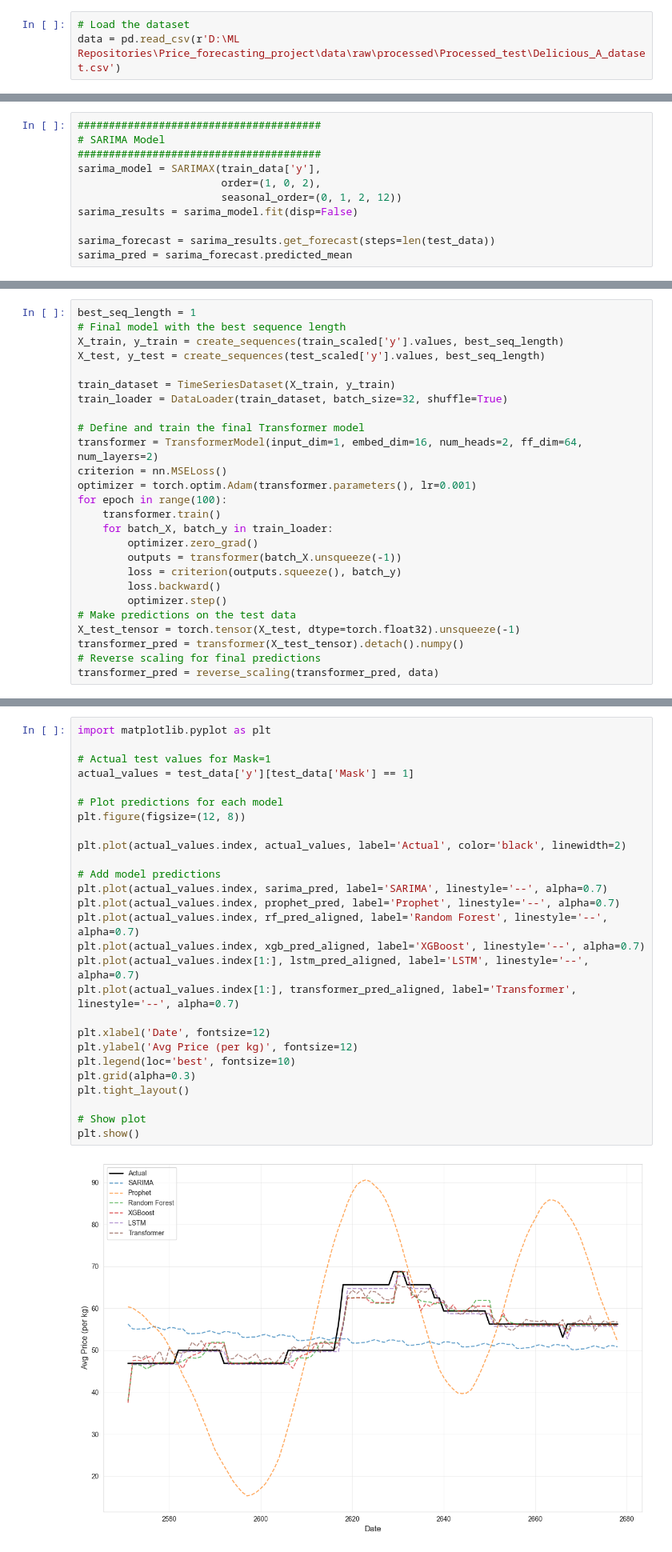
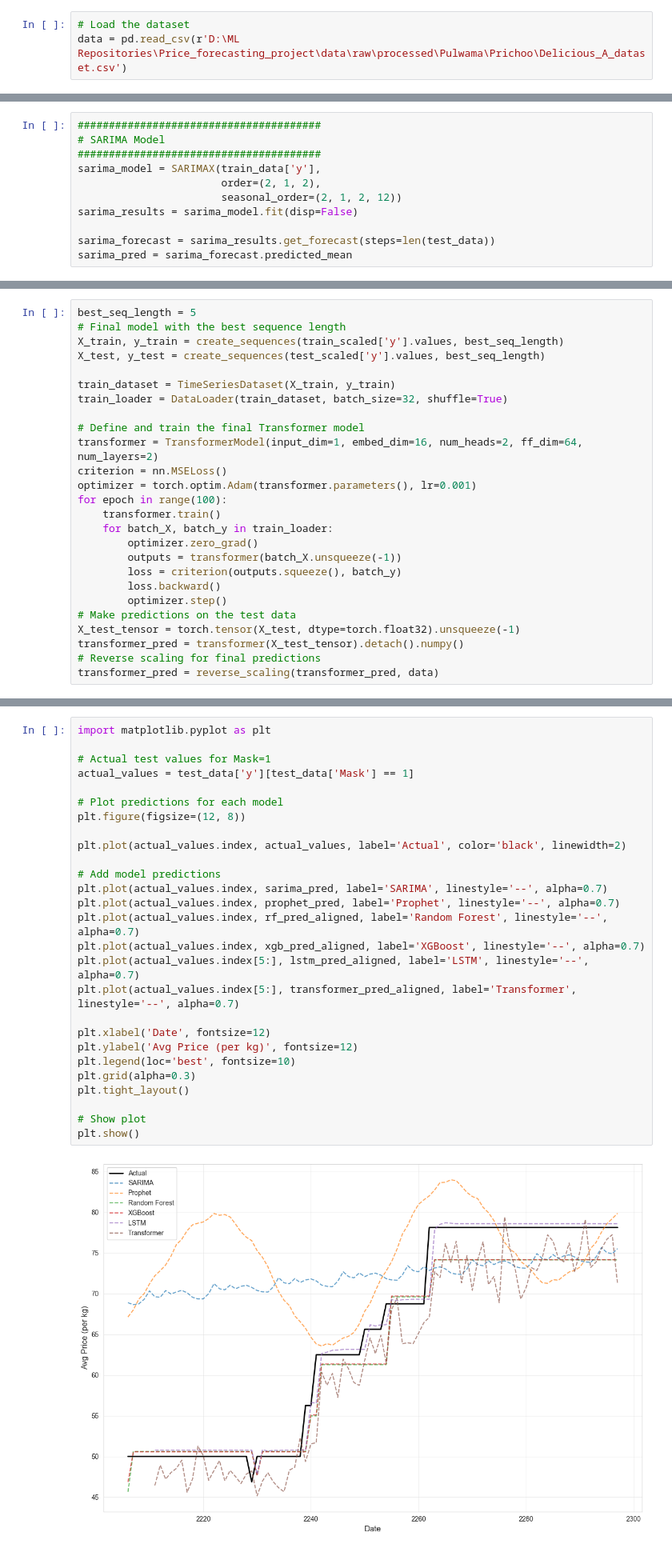
Before and after one commit to marketintelhadp/Agricultural-Price-Intelligence, a Jupyter notebook: notebooks/model_experiments.ipynb, the cells around one changed output, grey strips where cells are left out. Shown: that part at 80% size. Drawn from its saved outputs; the diff is of its cells as text.

```diff
--- a/notebooks/model_experiments.ipynb
+++ b/notebooks/model_experiments.ipynb
@@ -17,7 +17,7 @@ import torch.nn as nn
 from torch.utils.data import DataLoader, Dataset
 # %%
 # Load the dataset
-data = pd.read_csv(r'D:\ML Repositories\Price_forecasting_project\data\raw\processed\Processed_test\Delicious_A_dataset.csv')
+data = pd.read_csv(r'D:\ML Repositories\Price_forecasting_project\data\raw\processed\Pulwama\Prichoo\Delicious_A_dataset.csv')
 # %%
 data
 # %% [output]
@@ -269,8 +286,8 @@ Successfully fitted model with parameters (2, 0, 0, 0, 0, 1, 12). AIC: 3377.6596
 # SARIMA Model
 #######################################
 sarima_model = SARIMAX(train_data['y'],
-                       order=(1, 0, 2),
-                       seasonal_order=(0, 1, 2, 12))
+                       order=(2, 1, 2),
+                       seasonal_order=(2, 1, 2, 12))
 sarima_results = sarima_model.fit(disp=False)
 
 sarima_forecast = sarima_results.get_forecast(steps=len(test_data))
@@ -780,7 +801,7 @@ class TimeSeriesDataset(Dataset):
     def __getitem__(self, idx):
         return self.X[idx], self.y[idx]
 # %%
-best_seq_length = 1
+best_seq_length = 5
 # Final model with the best sequence length
 X_train, y_train = create_sequences(train_scaled['y'].values, best_seq_length)
 X_test, y_test = create_sequences(test_scaled['y'].values, best_seq_length)
@@ -913,32 +934,32 @@ Passing `palette` without assigning `hue` is deprecated and will be removed in v
 # %%
 import matplotlib.pyplot as plt
 
 # Actual test values for Mask=1
 actual_values = test_data['y'][test_data['Mask'] == 1]
 
 # Plot predictions for each model
 plt.figure(figsize=(12, 8))
 
 plt.plot(actual_values.index, actual_values, label='Actual', color='black', linewidth=2)
 
 # Add model predictions
 plt.plot(actual_values.index, sarima_pred, label='SARIMA', linestyle='--', alpha=0.7)
 plt.plot(actual_values.index, prophet_pred, label='Prophet', linestyle='--', alpha=0.7)
 plt.plot(actual_values.index, rf_pred_aligned, label='Random Forest', linestyle='--', alpha=0.7)
 plt.plot(actual_values.index, xgb_pred_aligned, label='XGBoost', linestyle='--', alpha=0.7)
-plt.plot(actual_values.index[1:], lstm_pred_aligned, label='LSTM', linestyle='--', alpha=0.7)
-plt.plot(actual_values.index[1:], transformer_pred_aligned, label='Transformer', linestyle='--', alpha=0.7)
+plt.plot(actual_values.index[5:], lstm_pred_aligned, label='LSTM', linestyle='--', alpha=0.7)
+plt.plot(actual_values.index[5:], transformer_pred_aligned, label='Transformer', linestyle='--', alpha=0.7)
 
 plt.xlabel('Date', fontsize=12)
 plt.ylabel('Avg Price (per kg)', fontsize=12)
 plt.legend(loc='best', fontsize=10)
 plt.grid(alpha=0.3)
 plt.tight_layout()
 
 # Show plot
 plt.show()
 # %% [output]
-[figure, old version]
+[figure, new version]
 # %%
 from keras.models import load_model
 from keras.metrics import MeanSquaredError
```
Also changed, not shown: parts of 28 cells of this notebook, 14 other files.
